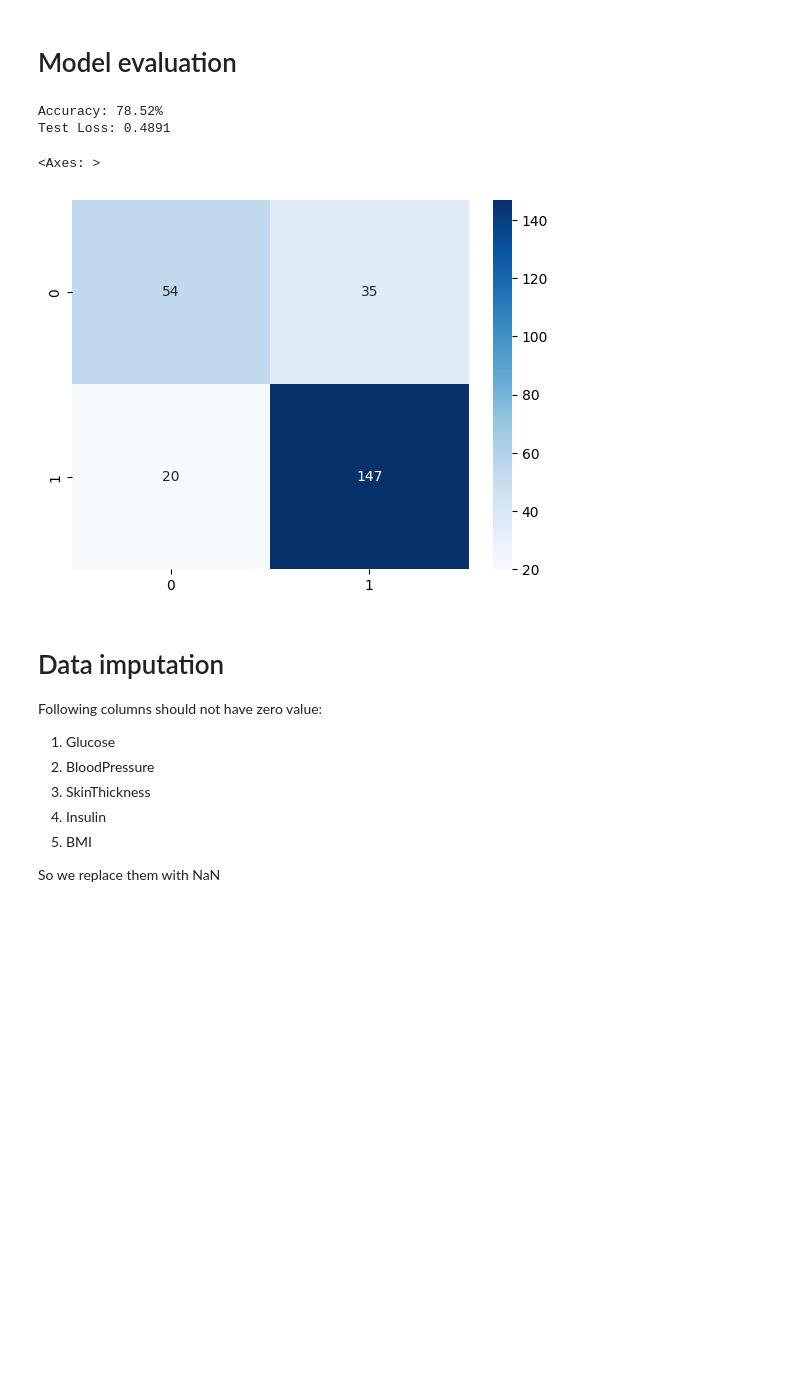
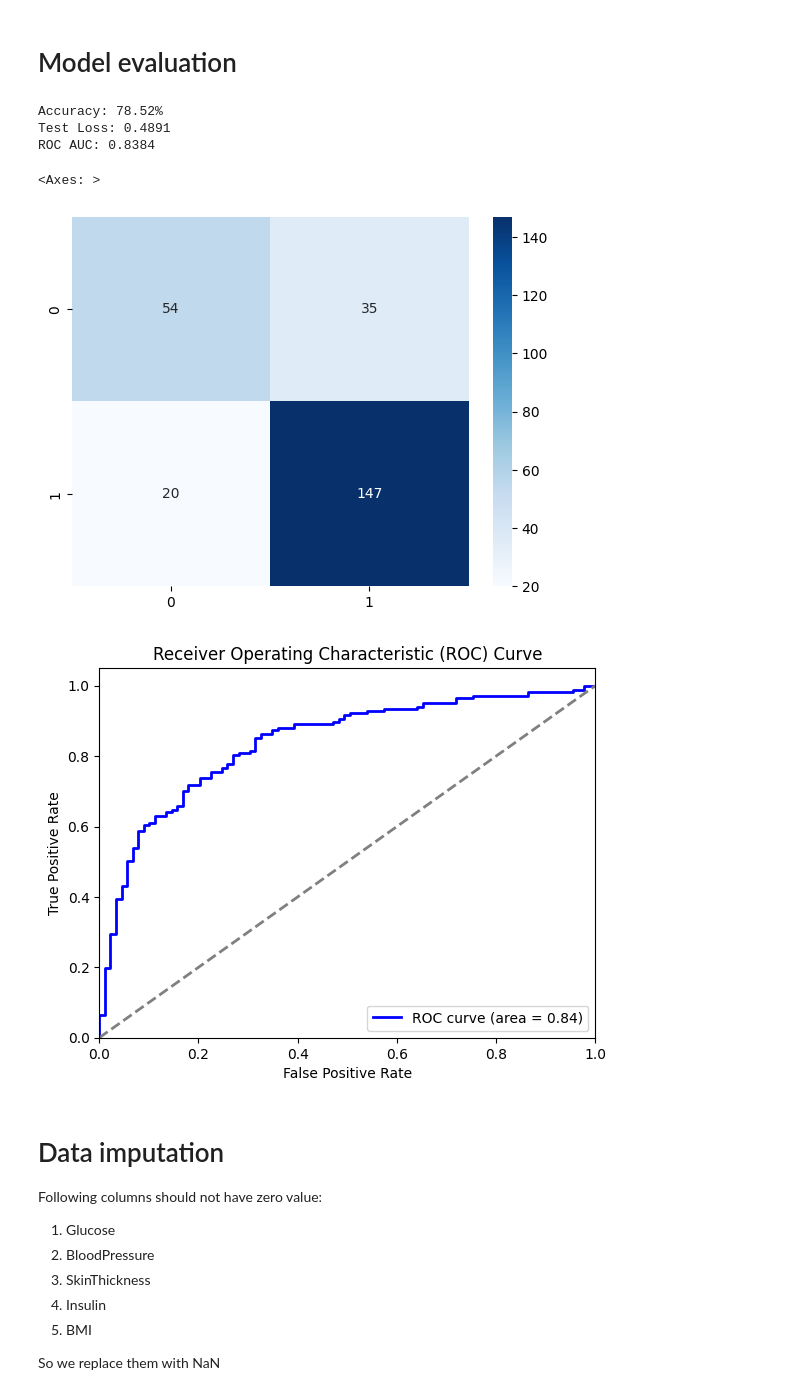
Before and after one commit to ifboelhasrin/DLF_A1, a Jupyter notebook: ass1_pytorch_v2.ipynb, the cells around one changed output. Saved outputs shown, nothing was run; the diff lists cells and outputs as text; code cells hidden in the pictures; blank space fills up the shorter version.

```diff
--- a/ass1_pytorch_v2.ipynb
+++ b/ass1_pytorch_v2.ipynb
@@ -202,7 +202,7 @@ def train_model(model, train_loader, val_loader, num_epochs, criterion, optimize
         train_accuracies.append(correct_train / total_train * 100)
 
         # Validation phase using evaluate_model
-        val_accuracy, avg_val_loss, _ = evaluate_model(model, val_loader, criterion)
+        val_accuracy, avg_val_loss, _, _, _, _ = evaluate_model(model, val_loader, criterion)
         val_losses.append(avg_val_loss)
         val_accuracies.append(val_accuracy)
 
@@ -218,6 +218,7 @@ def evaluate_model(model, data_loader, criterion):
     total = 0
     all_preds = []
     all_labels = []
+    all_probs = []  # Store probabilities for ROC curve
 
     with torch.no_grad():
         for X_batch, y_batch in data_loader:
@@ -225,12 +226,16 @@ def evaluate_model(model, data_loader, criterion):
             loss = criterion(outputs, y_batch)
             running_loss += loss.item()
 
-            # For classification accuracy
+            # Predicted probabilities (before thresholding at 0.5 for classification)
+            probs = outputs.cpu().numpy()
+            all_probs.extend(probs)  # Collect probabilities for ROC curve
+
+            # For classification accuracy (threshold at 0.5)
             predicted = (outputs > 0.5).float()
             correct += (predicted == y_batch).sum().item()
             total += y_batch.size(0)
 
-            # Collect all predictions and labels for confusion matrix
+            # Collect all predictions and labels for confusion matrix and ROC
             all_preds.extend(predicted.cpu().numpy())
             all_labels.extend(y_batch.cpu().numpy())
 
@@ -239,7 +244,12 @@ def evaluate_model(model, data_loader, criterion):
 
     # Compute confusion matrix
     cm = confusion_matrix(all_labels, all_preds)
-    return accuracy, avg_loss, cm
+
+    # Compute ROC curve and AUC
+    fpr, tpr, thresholds = roc_curve(all_labels, all_probs)
+    roc_auc = auc(fpr, tpr)
+
+    return accuracy, avg_loss, cm, fpr, tpr, roc_auc
 
 # Model, loss function and optimizer
 input_dim = X_train.shape[1]
@@ -290,17 +300,36 @@ plt.show()
 # Model evaluation
 # %%
 # Evaluate the model on the test set
-accuracy, test_loss, cm = evaluate_model(model, test_dataloader, criterion)
+accuracy, test_loss, cm, fpr, tpr, roc_auc = evaluate_model(model, test_dataloader, criterion)
 print(f'Accuracy: {accuracy:.2f}%')
 print(f'Test Loss: {test_loss:.4f}')
+print(f'ROC AUC: {roc_auc:.4f}')
 
 # Plot the confusion matrix
 sns.heatmap(cm, annot=True, fmt='d', cmap='Blues')
 # %% [output]
 Accuracy: 78.52%
 Test Loss: 0.4891
+ROC AUC: 0.8384
 <Axes: >
 [figure]
+# %%
+# Plot the ROC curve
+original_fpr = fpr
+original_tpr = tpr
+
+plt.figure()
+plt.plot(original_fpr, original_tpr, color='blue', lw=2, label='ROC curve (area = %0.2f)' % roc_auc)
+plt.plot([0, 1], [0, 1], color='gray', lw=2, linestyle='--')  # Diagonal line
+plt.xlim([0.0, 1.0])
+plt.ylim([0.0, 1.05])
+plt.xlabel('False Positive Rate')
+plt.ylabel('True Positive Rate')
+plt.title('Receiver Operating Characteristic (ROC) Curve')
+plt.legend(loc="lower right")
+plt.show()
+# %% [output]
+[figure, added]
 # %% [markdown]
 # Data imputation
 
```
Also changed, not shown: parts of 6 cells of this notebook, 5 other files.
